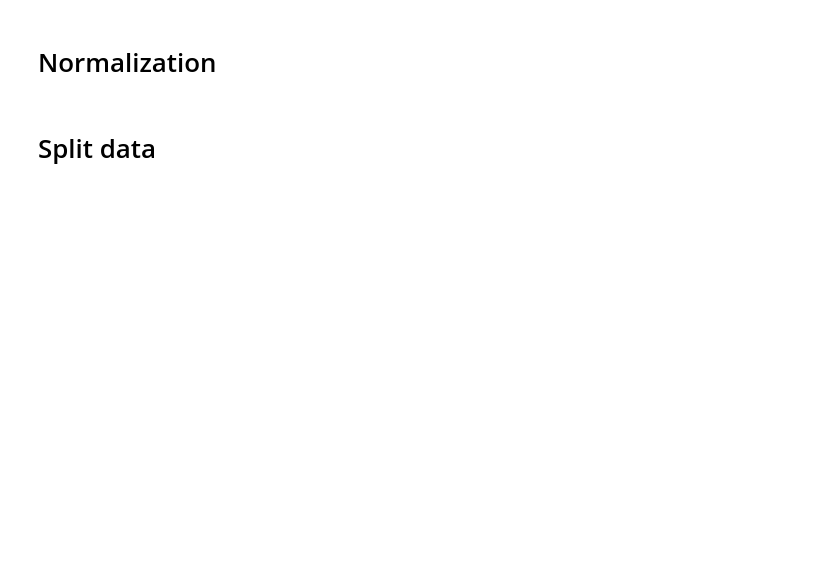
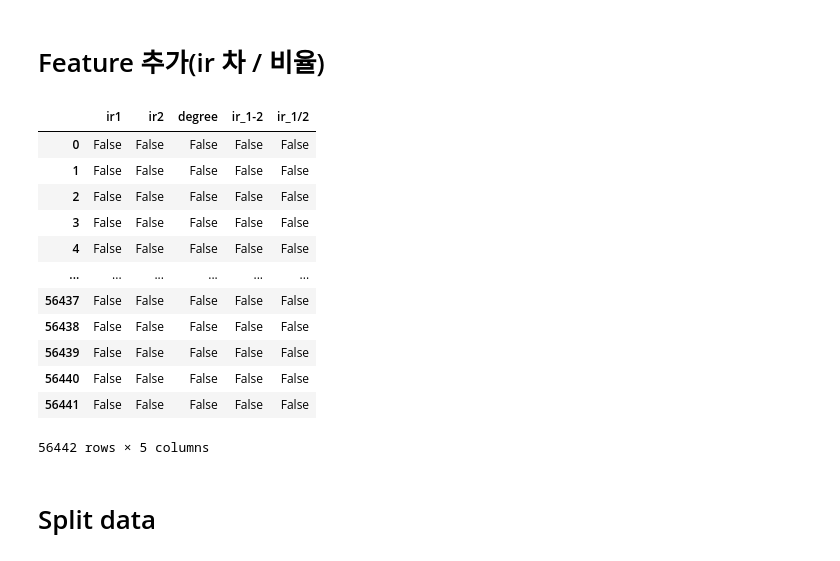
Before and after one commit to wsy8029/ai-contents-maze-runner, a Jupyter notebook: src/EDA_classification.ipynb, the cells around one changed output. Drawn from its saved outputs; the diff is of its cells as text; code cells hidden in the pictures; blank space fills up the shorter version.

```diff
--- a/src/EDA_classification.ipynb
+++ b/src/EDA_classification.ipynb
@@ -57,3 +39,35 @@ plt.show()
-# %% [markdown]
-# Normalization
+# %%
+#df.replace({'C1': 'a_old'}, {'C1': 'a_new'})
+#출처: https://rfriend.tistory.com/265 [R, Python 분석과 프로그래밍의 친구 (by R Friend)]
+
+df = df.replace({'degree':[1,2,3,4,5]}, {'degree':['leftleft','left','straight','right','rightright']})
+
+# 0값 제거
+df = df[df !=0]
+# %% [markdown]
+# Feature 추가(ir 차 / 비율)
+# %%
+df['ir_1-2'] = round(df['ir1'] - df['ir2'],3)
+df['ir_1/2'] = round(df['ir1'] / df['ir2'],3) # 소숫점 2자리
+# df['ir_1-2'] = df['ir1'] - df['ir2']
+# df['ir_1/2'] = df['ir1'] / df['ir2']
+df
+
+df = df[df !=0]
+# %%
+df.isnull()
+# %% [output]
+|  | ir1 | ir2 | degree | ir_1-2 | ir_1/2 |
+| 0 | False | False | False | False | False |
+| 1 | False | False | False | False | False |
+| 2 | False | False | False | False | False |
+| 3 | False | False | False | False | False |
+| 4 | False | False | False | False | False |
+| ... | ... | ... | ... | ... | ... |
+| 56437 | False | False | False | False | False |
+| 56438 | False | False | False | False | False |
+| 56439 | False | False | False | False | False |
+| 56440 | False | False | False | False | False |
+| 56441 | False | False | False | False | False |
+56442 rows × 5 columns
 # %%
```
Also changed, not shown: parts of 28 cells of this notebook, 1 other file.
